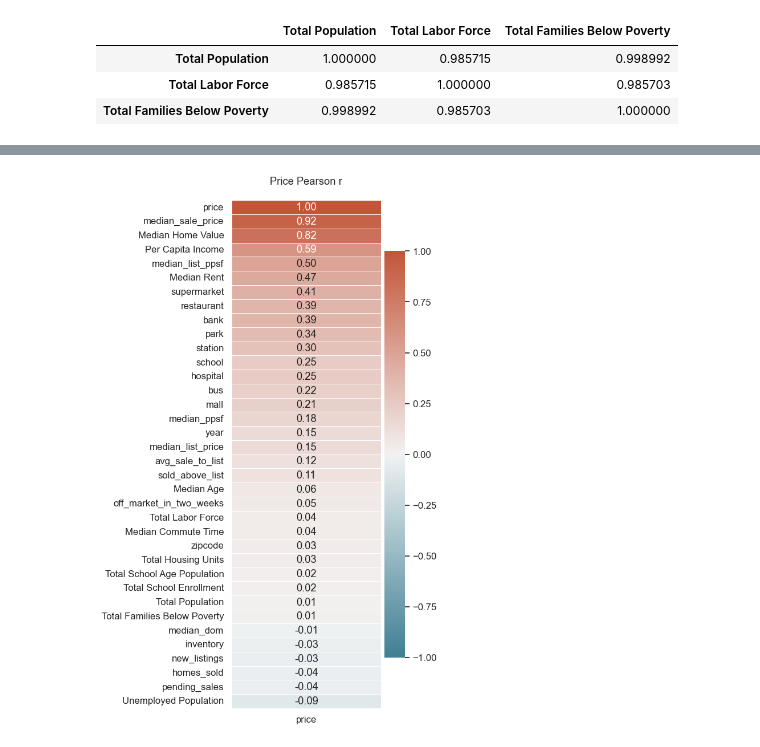
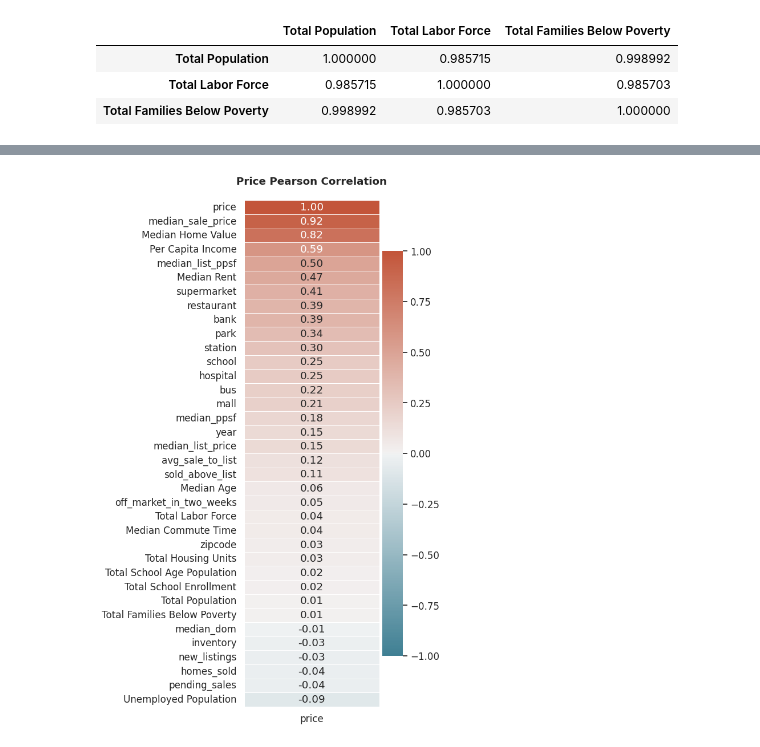
Before and after one commit to roy-uiowa/Regression_MLOps_End2End, a Jupyter notebook: notebooks/02_feature_eng_encoding.ipynb, the cells around one changed output, grey strips where cells are left out. Cells and saved outputs as stored; diff of their text form; code cells hidden in the pictures.

```diff
--- a/notebooks/02_feature_eng_encoding.ipynb
+++ b/notebooks/02_feature_eng_encoding.ipynb
@@ -256,7 +263,7 @@ def calculate_vif(df, target_col=None):
 
 
 # Look at VIF and correlation with original training dataset
-df = pd.read_csv("/Users/riadanas/Desktop/housing regression MLE/data/raw/train.csv")
+df = pd.read_csv("../data/raw/train.csv")
 vif_table = calculate_vif(df, target_col="price")
 print(vif_table)
 # %% [output]
@@ -321,23 +328,23 @@ plt.show()
 # %%
 # Compute correlations with price
 num_cols = df.select_dtypes("number").columns
 corr_vec  = df[num_cols].corr(method="pearson")["price"].sort_values(ascending=False)
 sns.set_theme(style="white")
 sns.set(font_scale=1.1)
 plt.figure(figsize=(6,10))
 ax = sns.heatmap(
         corr_vec.to_frame(),
         annot=True, fmt=".2f",
         vmin=-1, vmax=1,
         cmap=sns.diverging_palette(220, 20, as_cmap=True),
         center=0,
         linewidths=.5, linecolor="white",
         cbar_kws={"shrink":0.8, "pad":0.02}
      )
-ax.set_title("Price Pearson r", pad=20)
+ax.set_title("Price Pearson Correlation", pad=20, fontweight='bold')
 ax.set_ylabel("")
 ax.set_xlabel("")
 plt.tight_layout()
 plt.show()
 # %% [output]
-[figure, old version]
+[figure, new version]
```
Also changed, not shown: parts of 4 cells of this notebook.
